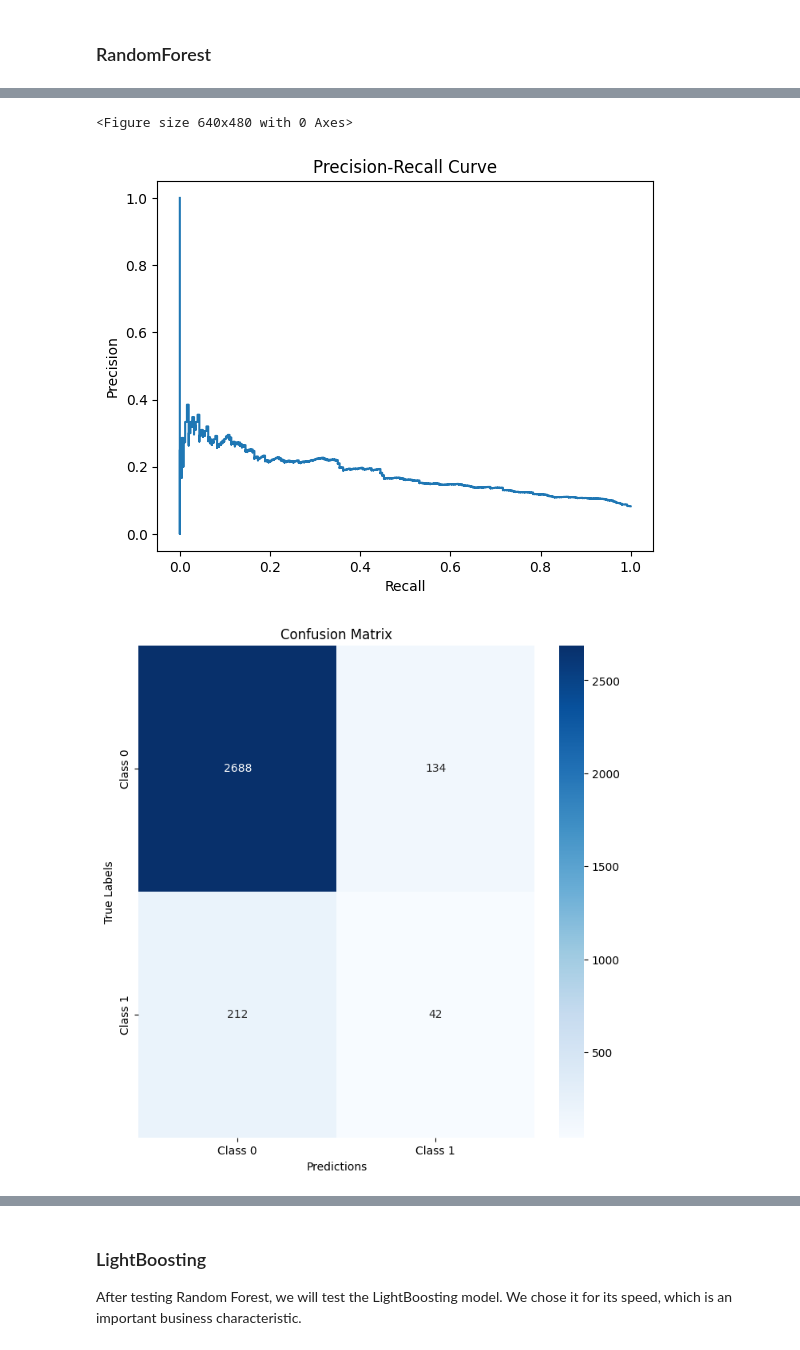
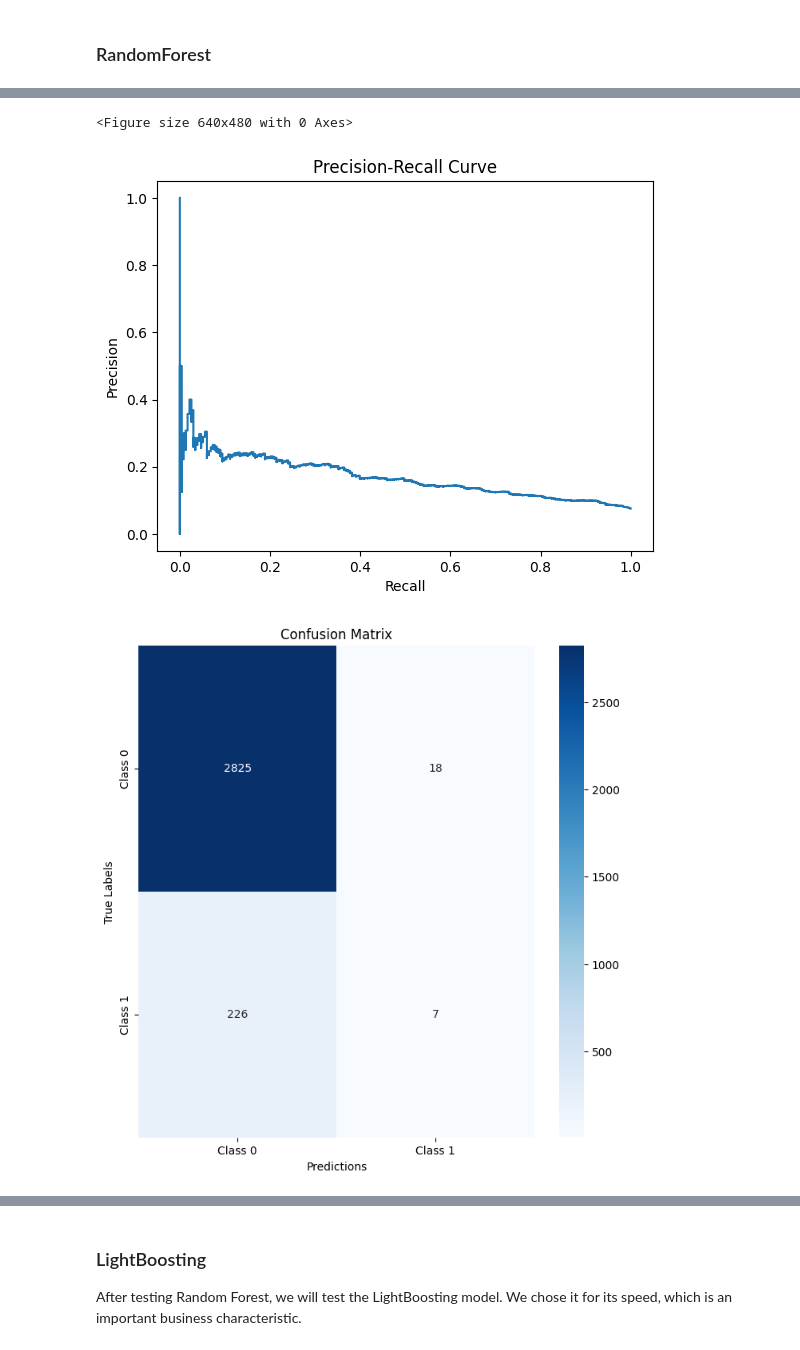
Before and after one commit to LauraChatard/Impl-mentez_un_modele_de_scoring, a Jupyter notebook: Projet_7_2_models.ipynb, the cells around one changed output, grey strips where cells are left out. Cells and saved outputs as stored; diff of their text form; code cells hidden in the pictures.

```diff
--- a/Projet_7_2_models.ipynb
+++ b/Projet_7_2_models.ipynb
@@ -183,10 +183,17 @@ def weighted_score(y_true, y_pred):
     tn, fp, fn, tp = confusion_matrix(y_true, y_pred).ravel()
     return (C_FN * fn + C_FP * fp) / len(y_true)
 
-# Define the class weights based on your costs
-total_instances = len(X_train)
-weight_0 = (total_instances / (2 * 1000)) * C_FN
-weight_1 = (total_instances / (2 * 100)) * C_FP
+# y_train contains the labels of your training data
+unique_classes, class_counts = np.unique(y_train, return_counts=True)
+
+# Calculate the frequency of each class
+class_frequencies = dict(zip(unique_classes, class_counts))
+
+# Compute class weights based on class frequency
+total_instances = len(y_train)
+weight_0 = (total_instances / (2 * class_frequencies.get(0, 1))) * C_FN
+weight_1 = (total_instances / (2 * class_frequencies.get(1, 1))) * C_FP
+
 class_weights = {0: weight_0, 1: weight_1}
 # %% [markdown]
 ## Choose metrics
@@ -214,7 +221,7 @@ P7_exp_linear_reg = "228532471274446842"
 C_value = 0.0001
 
 # Start an MLflow run
-with mlflow.start_run(run_name="LinearRegression_test", experiment_id=P7_exp_linear_reg):
+with mlflow.start_run(run_name="LinearRegression_test_class_weights", experiment_id=P7_exp_linear_reg):
     start_time = time.time()
 
     # Create and train the model
@@ -311,7 +318,7 @@ pipeline = Pipeline([
 
 
 # Run the experiment with MLflow
-with mlflow.start_run(run_name="DummyClassifier_experiment", experiment_id=P7_exp_dummy_classifier):
+with mlflow.start_run(run_name="DummyClassifier_experiment_class_weights", experiment_id=P7_exp_dummy_classifier):
     start_time = time.time()
 
     # Fit the DummyClassifier
@@ -413,11 +405,11 @@ Name: TARGET, dtype: int64
 # %%
 # Execute the experiment with MLflow
-with mlflow.start_run(run_name="RandomForest_gridsearch_balanced", experiment_id=150774441229989355):
+with mlflow.start_run(run_name="RandomForest_gridsearch_class_weights_2", experiment_id=150774441229989355):
     start_time = time.time()
 
     # Define a pipeline and grid search
     pipeline = Pipeline([
-        ('classifier', RandomForestClassifier(class_weight='balanced', random_state=42))
+        ('classifier', RandomForestClassifier(class_weight=class_weights, random_state=42))
     ])
 
     param_grid = {
@@ -520,3 +512,3 @@ Prediction time: 0.03624224662780762 seconds
 <Figure size 640x480 with 0 Axes>
-[figure, old version]
+[figure, new version]
-[figure, old version]
+[figure, new version]
```
Also changed, not shown: parts of 13 cells of this notebook.
